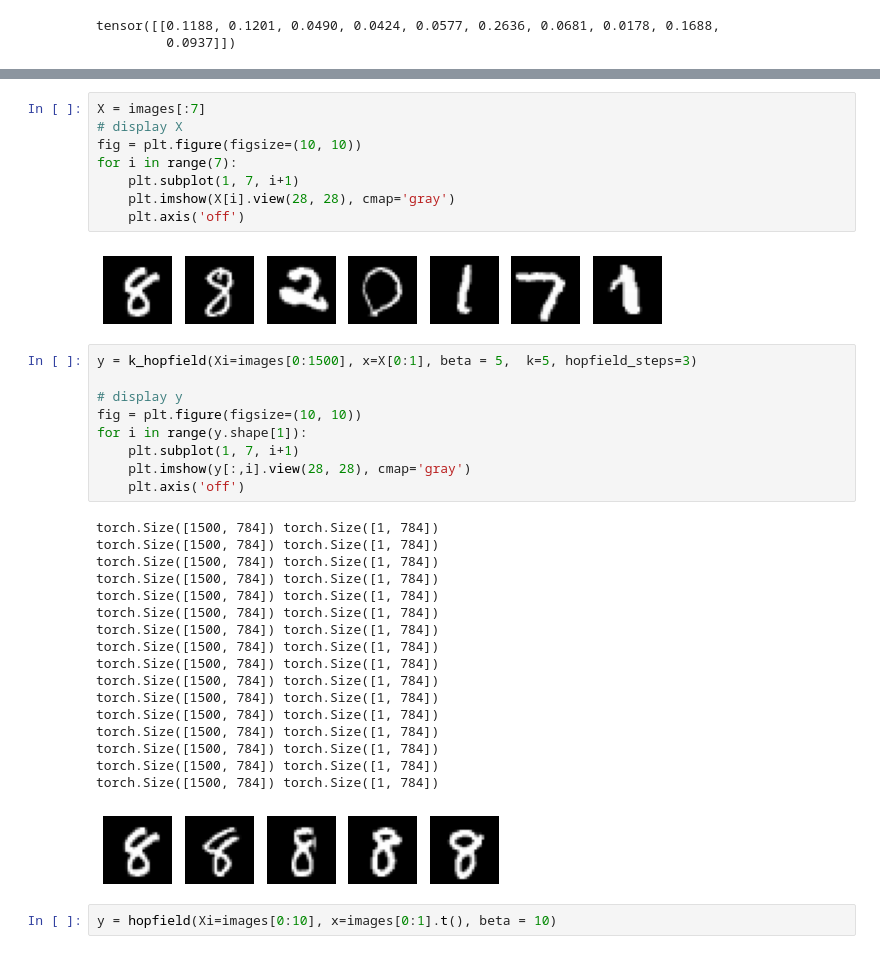
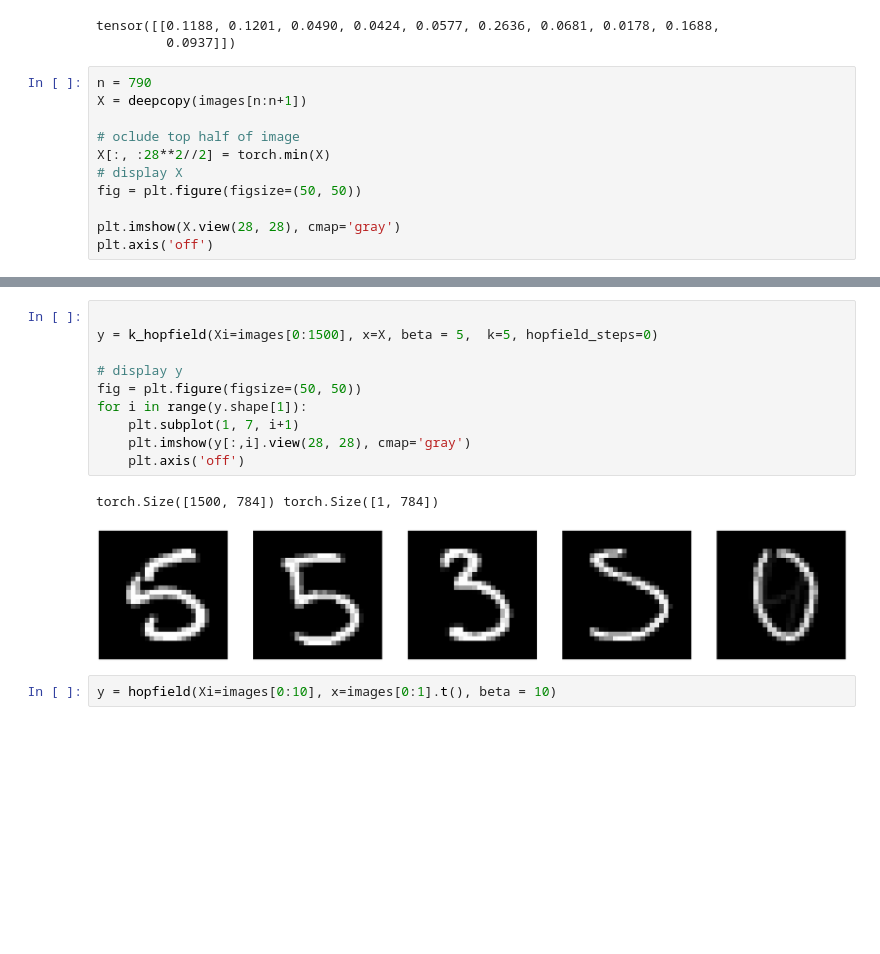
Before and after one commit to seanjaffe1/khopfield, a Jupyter notebook: sandbox.ipynb, the cells around one changed output, grey strips where cells are left out. Drawn from its saved outputs; the diff is of its cells as text; blank space fills up the shorter version.

```diff
--- a/sandbox.ipynb
+++ b/sandbox.ipynb
@@ -107,3 +109,14 @@ torch.softmax(x, dim=1)
 # %% [output]
 tensor([[0.1188, 0.1201, 0.0490, 0.0424, 0.0577, 0.2636, 0.0681, 0.0178, 0.1688,
          0.0937]])
+# %%
+n = 790
+X = deepcopy(images[n:n+1])
+
+# oclude top half of image
+X[:, :28**2//2] = torch.min(X)
+# display X
+fig = plt.figure(figsize=(50, 50))
+
+plt.imshow(X.view(28, 28), cmap='gray')
+plt.axis('off')
@@ -110,40 +126,16 @@ tensor([[0.1188, 0.1201, 0.0490, 0.0424, 0.0577, 0.2636, 0.0681, 0.0178, 0.1688,
 # %%
-X = images[:7]
-# display X
-fig = plt.figure(figsize=(10, 10))
-for i in range(7):
+
+y = k_hopfield(Xi=images[0:1500], x=X, beta = 5,  k=5, hopfield_steps=0)
+
+# display y
+fig = plt.figure(figsize=(50, 50))
+for i in range(y.shape[1]):
     plt.subplot(1, 7, i+1)
-    plt.imshow(X[i].view(28, 28), cmap='gray')
+    plt.imshow(y[:,i].view(28, 28), cmap='gray')
     plt.axis('off')
 # %% [output]
+torch.Size([1500, 784]) torch.Size([1, 784])
-[figure, old version]
+[figure, new version]
-# %%
-y = k_hopfield(Xi=images[0:1500], x=X[0:1], beta = 5,  k=5, hopfield_steps=3)
-
-# display y
-fig = plt.figure(figsize=(10, 10))
-for i in range(y.shape[1]):
-    plt.subplot(1, 7, i+1)
-    plt.imshow(y[:,i].view(28, 28), cmap='gray')
-    plt.axis('off')
-# %% [output]
-torch.Size([1500, 784]) torch.Size([1, 784])
-torch.Size([1500, 784]) torch.Size([1, 784])
-torch.Size([1500, 784]) torch.Size([1, 784])
-torch.Size([1500, 784]) torch.Size([1, 784])
-torch.Size([1500, 784]) torch.Size([1, 784])
-torch.Size([1500, 784]) torch.Size([1, 784])
-torch.Size([1500, 784]) torch.Size([1, 784])
-torch.Size([1500, 784]) torch.Size([1, 784])
-torch.Size([1500, 784]) torch.Size([1, 784])
-torch.Size([1500, 784]) torch.Size([1, 784])
-torch.Size([1500, 784]) torch.Size([1, 784])
-torch.Size([1500, 784]) torch.Size([1, 784])
-torch.Size([1500, 784]) torch.Size([1, 784])
-torch.Size([1500, 784]) torch.Size([1, 784])
-torch.Size([1500, 784]) torch.Size([1, 784])
-torch.Size([1500, 784]) torch.Size([1, 784])
-[figure, removed]
 # %%
 y = hopfield(Xi=images[0:10], x=images[0:1].t(), beta = 10)
 # %% [output]
```
Also changed, not shown: parts of 2 cells of this notebook.
